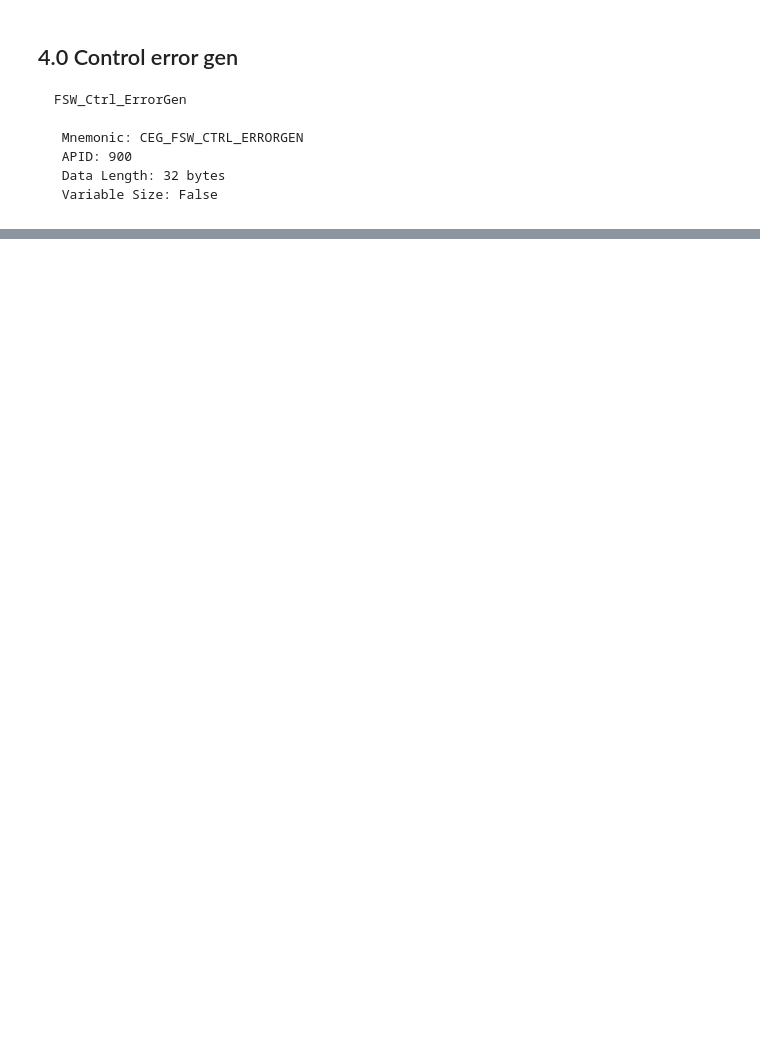
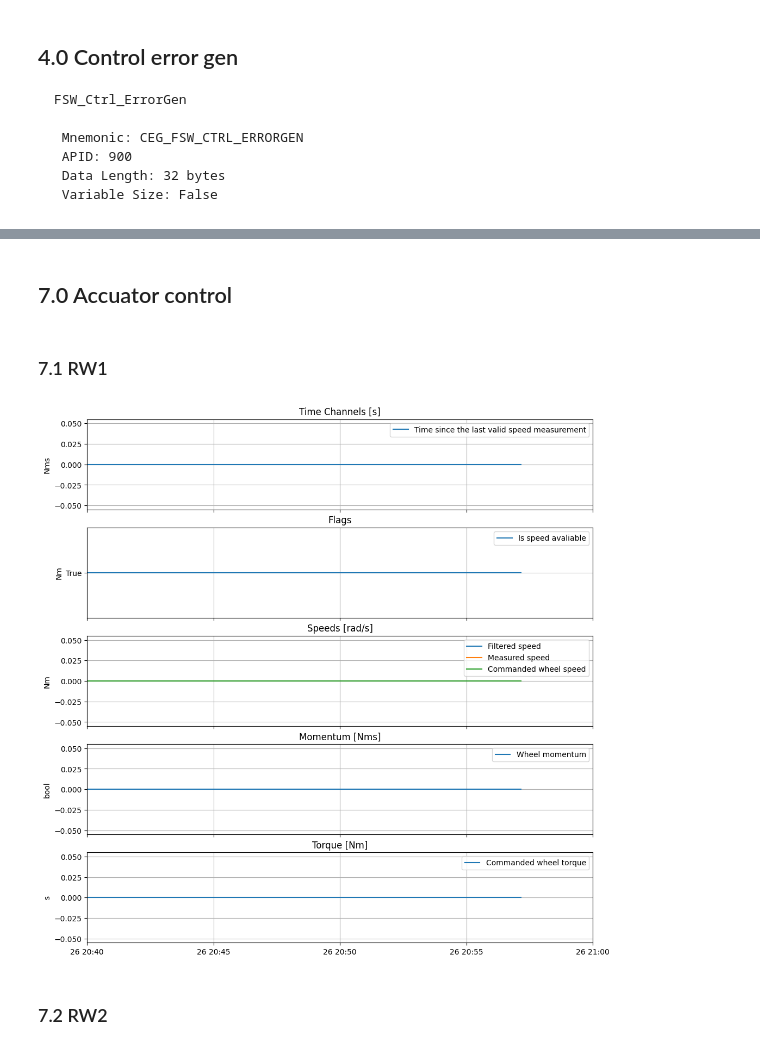
Before and after one commit to aetherflux-space/mango-telemetry-analysis, a Jupyter notebook: telemety-analysis-atttitude.ipynb, the cells around one changed output, grey strips where cells are left out. Saved outputs shown, nothing was run; the diff lists cells and outputs as text; code cells hidden in the pictures; blank space fills up the shorter version.

```diff
--- a/telemety-analysis-atttitude.ipynb
+++ b/telemety-analysis-atttitude.ipynb
@@ -371,0 +390,46 @@ plt.show()
+# %% [markdown]
+## 7.0 Accuator control
+# %%
+def return_rw_cols(num):
+    times = {
+        f"RWP{num}_TIMESINCELASTVAL": "Time since the last valid speed measurement",
+    }
+
+    flags = {
+        f"RWP{num}_SPEEDAVAIL": "Is speed avaliable",
+    }
+
+    speeds = {
+        f"RWP{num}_FILTSPEED": "Filtered speed",
+        f"RWP{num}_MEASSPEED": "Measured speed",
+        f"RWP{num}_SPEEDCMD": "Commanded wheel speed",
+    }
+
+    momentum = {
+        f"RWP{num}_MOMENTUM": "Wheel momentum",
+    }
+
+    torque = {
+        f"RWP{num}_TRQCMD": "Commanded wheel torque",
+        f"RWP{num}_TRQACSPEEDERRORINTTORQUET": "Wheel speed controller integral state",
+    }
+
+    rw_cols = {
+        "Time Channels [s]": times,
+        "Flags": flags,
+        "Speeds [rad/s]": speeds,
+        "Momentum [Nms]": momentum,
+        "Torque [Nm]": torque,
+    }
+
+    return rw_cols
+# %% [markdown]
+### 7.1 RW1
+# %%
+rw_num = 1
+cols = return_rw_cols(rw_num)
+fig, axs = plot_atd_summary(coll, f'RWP{rw_num}_FSC_ACTPROC_RW', cols, start_time=START_TIME, end_time=END_TIME, units=units)
+# %% [output]
+[figure, added]
+# %% [markdown]
+### 7.2 RW2
```
Also changed, not shown: parts of 15 cells of this notebook.
